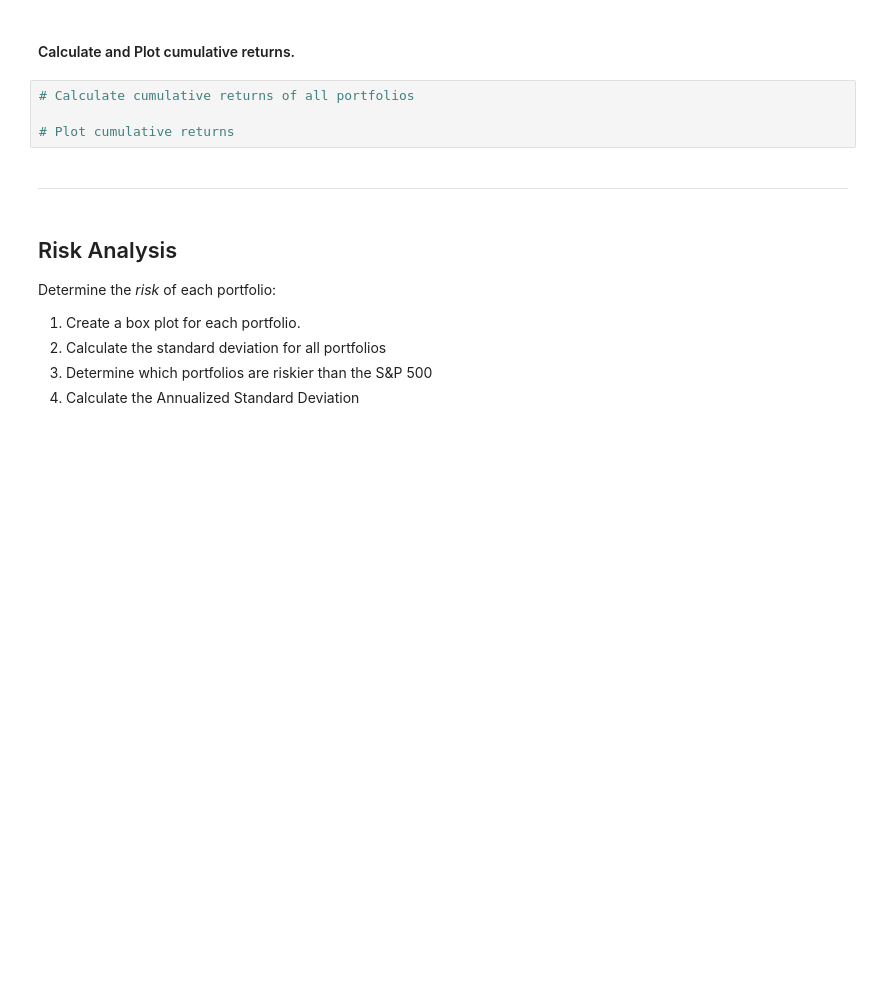
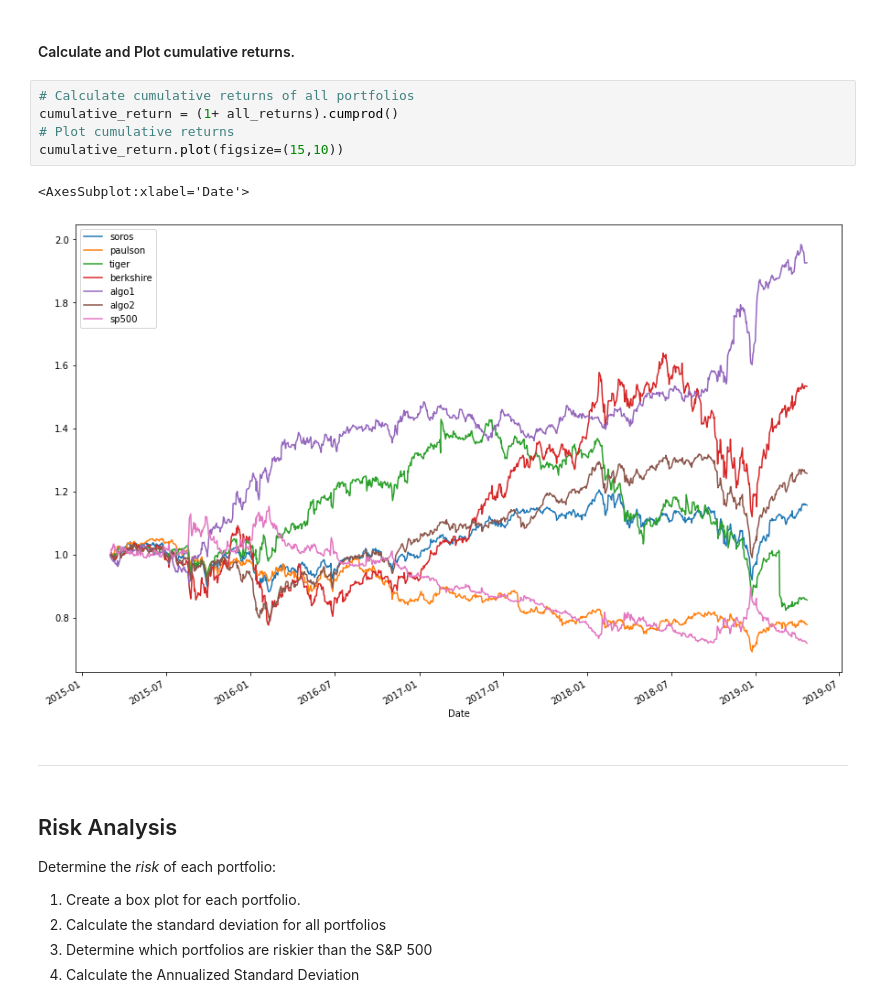
Before and after one commit to JQH84/Portfolio-Analysis, a Jupyter notebook: whale_analysis.ipynb, the cells around one changed output. Cells and saved outputs as stored; diff of their text form; blank space fills up the shorter version.

```diff
--- a/whale_analysis.ipynb
+++ b/whale_analysis.ipynb
@@ -136,8 +169,12 @@ In this section, you will calculate and visualize performance and risk metrics f
 #### Calculate and Plot cumulative returns.
 # %%
 # Calculate cumulative returns of all portfolios
-
+cumulative_return = (1+ all_returns).cumprod()
 # Plot cumulative returns
+cumulative_return.plot(figsize=(15,10))
+# %% [output]
+<AxesSubplot:xlabel='Date'>
+[figure, added]
 # %% [markdown]
 ---
 # %% [markdown]
```
Also changed, not shown: parts of 7 cells of this notebook.
